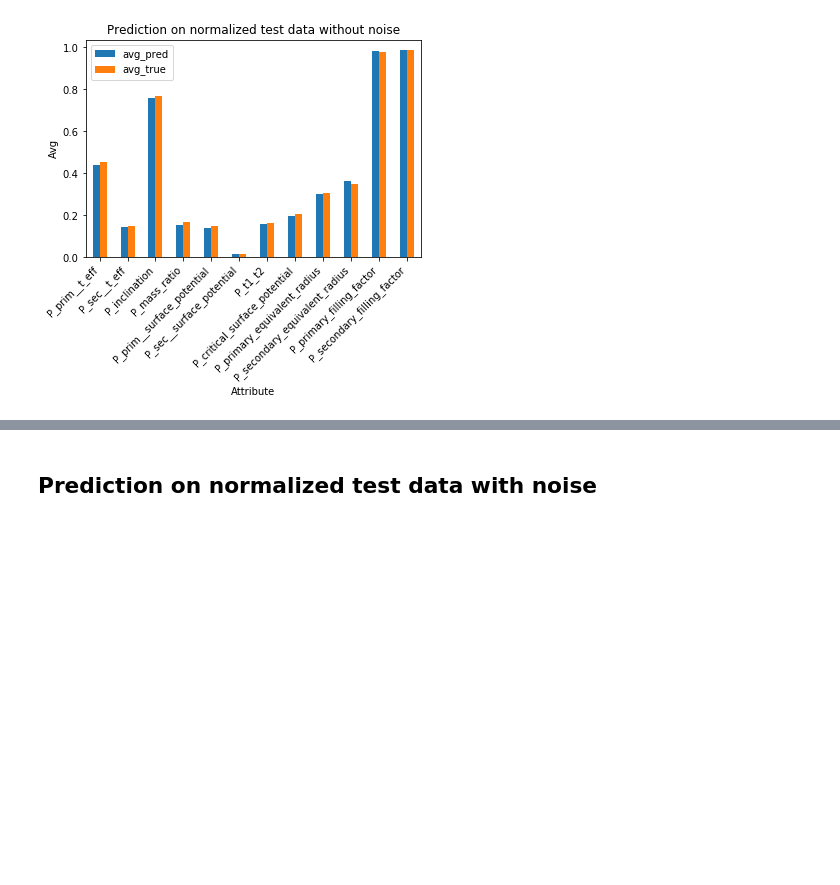
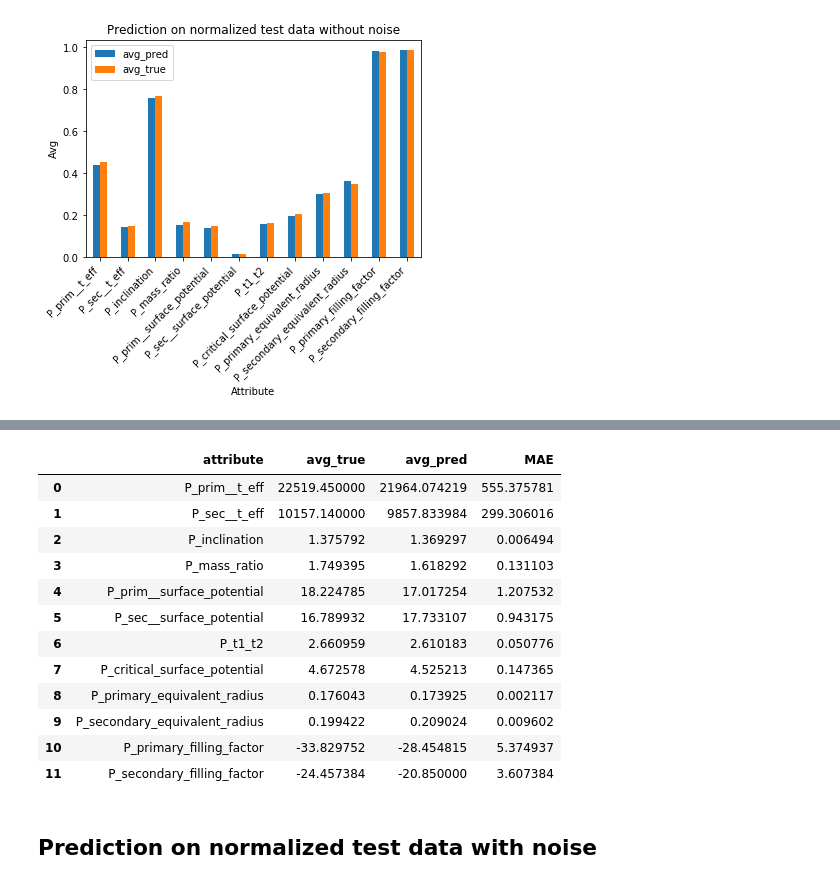
Before and after one commit to AdriNemcikova/DP, a Jupyter notebook: NORM_detached_all_params.ipynb, the cells around one changed output, grey strips where cells are left out. Cells and saved outputs as stored; diff of their text form; code cells hidden in the pictures; blank space fills up the shorter version.

Commit message:
add denormalization

```diff
--- a/NORM_detached_all_params.ipynb
+++ b/NORM_detached_all_params.ipynb
@@ -340,0 +349,18 @@ Text(0, 0.5, 'Avg')
+# %%
+denormalized = scaler.inverse_transform(y_pred_norm)
+# %%
+denorm_pred = pd.DataFrame(denormalized,
+                            columns = [
+                                "P_prim__t_eff",
+                                "P_sec__t_eff",
+                                "P_inclination",
+                                "P_mass_ratio",
+                                "P_prim__surface_potential",
+                                "P_sec__surface_potential",
+                                "P_t1_t2",
+                                "P_critical_surface_potential",
+                                "P_primary_equivalent_radius",
+                                "P_secondary_equivalent_radius",
+                                "P_primary_filling_factor",
+                                "P_secondary_filling_factor"
+                            ])
@@ -340,0 +376,3 @@ Text(0, 0.5, 'Avg')
+# %%
+pred_mean = denorm_pred.mean(axis=0)
+pred_mean
@@ -340,0 +393,18 @@ Text(0, 0.5, 'Avg')
+# %%
+y_test_df = pd.DataFrame(y,
+                            columns = [
+                                "P_prim__t_eff",
+                                "P_sec__t_eff",
+                                "P_inclination",
+                                "P_mass_ratio",
+                                "P_prim__surface_potential",
+                                "P_sec__surface_potential",
+                                "P_t1_t2",
+                                "P_critical_surface_potential",
+                                "P_primary_equivalent_radius",
+                                "P_secondary_equivalent_radius",
+                                "P_primary_filling_factor",
+                                "P_secondary_filling_factor"
+                            ])
+test_mean = y_test_df.mean(axis=0)
+test_mean
@@ -341,3 +425,23 @@ Text(0, 0.5, 'Avg')
+# %%
+eval_pred = pd.DataFrame({'attribute': test_mean.index,
+            'avg_true': test_mean.values,
+            'avg_pred': pred_mean.values,
+            'MAE': abs(test_mean.values - pred_mean.values)})
+eval_pred
+# %% [output]
+|  | attribute | avg_true | avg_pred | MAE |
+| 0 | P_prim__t_eff | 22519.450000 | 21964.074219 | 555.375781 |
+| 1 | P_sec__t_eff | 10157.140000 | 9857.833984 | 299.306016 |
+| 2 | P_inclination | 1.375792 | 1.369297 | 0.006494 |
+| 3 | P_mass_ratio | 1.749395 | 1.618292 | 0.131103 |
+| 4 | P_prim__surface_potential | 18.224785 | 17.017254 | 1.207532 |
+| 5 | P_sec__surface_potential | 16.789932 | 17.733107 | 0.943175 |
+| 6 | P_t1_t2 | 2.660959 | 2.610183 | 0.050776 |
+| 7 | P_critical_surface_potential | 4.672578 | 4.525213 | 0.147365 |
+| 8 | P_primary_equivalent_radius | 0.176043 | 0.173925 | 0.002117 |
+| 9 | P_secondary_equivalent_radius | 0.199422 | 0.209024 | 0.009602 |
+| 10 | P_primary_filling_factor | -33.829752 | -28.454815 | 5.374937 |
+| 11 | P_secondary_filling_factor | -24.457384 | -20.850000 | 3.607384 |
 # %% [markdown]
 ## Prediction on normalized test data with noise
 # %%
```
Also changed, not shown: parts of 24 cells of this notebook, 1 other file.
